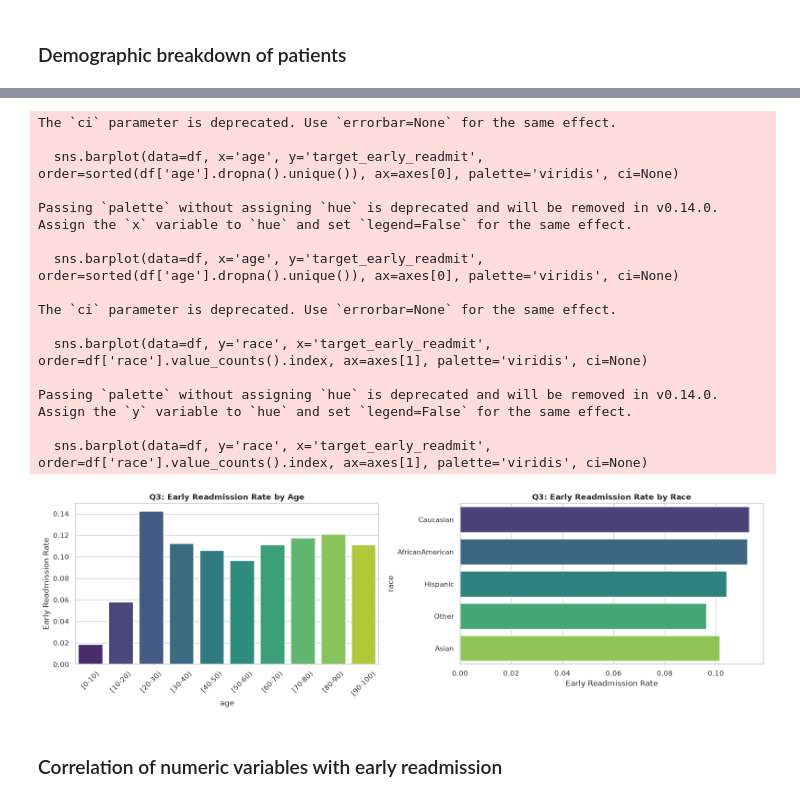
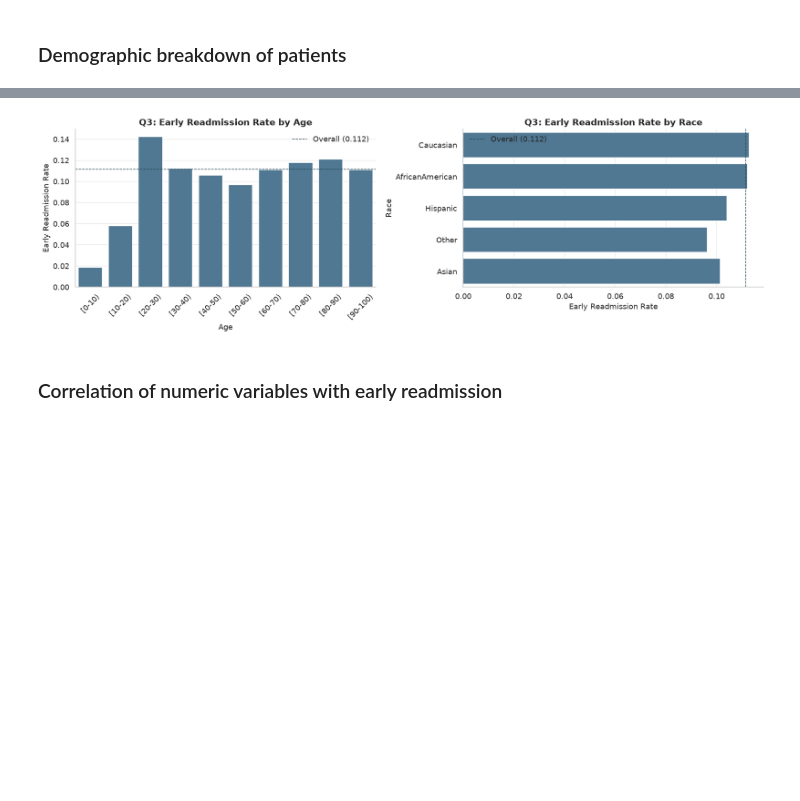
Before and after one commit to StudyBuildTeam2/studybuild-health-data-science, a Jupyter notebook: Project02/Team2/notebooks/analysis.ipynb, the cells around one changed output, grey strips where cells are left out. Saved outputs shown, nothing was run; the diff lists cells and outputs as text; code cells hidden in the pictures; blank space fills up the shorter version.

```diff
--- a/Project02/Team2/notebooks/analysis.ipynb
+++ b/Project02/Team2/notebooks/analysis.ipynb
@@ -16,6 +84,6 @@ sns.set_theme(style="whitegrid")
 # %%
-df = pd.read_csv('../data/diabetic_data.csv')
-df = df.replace('?', np.nan)
+df = pd.read_csv(DATA_PATH, na_values='?', low_memory=False)
 print(f"Dataset Shape: {df.shape}")
+df.head()
 # %% [output]
 Dataset Shape: (101766, 50)
@@ -176,13 +349,19 @@ Passing `palette` without assigning `hue` is deprecated and will be removed in v
 # %%
 df['target_early_readmit'] = (df['readmitted'] == '<30').astype(int)
+overall_rate = df['target_early_readmit'].mean()
 
-print("\n--- Q3: Binary Early Readmission Distribution ---")
-print(df['target_early_readmit'].value_counts(normalize=True) * 100)
+print("--- Q3: Binary Early Readmission Distribution (%) ---")
+print(df['target_early_readmit'].value_counts(normalize=True).mul(100).round(2))
 
-plt.figure(figsize=(7, 5))
-sns.barplot(data=df, x='target_early_readmit', y='number_inpatient', palette='viridis', ci=None)
-plt.title('Q3: Prior Inpatient Visits vs Early Readmission', fontsize=14, fontweight='bold')
-plt.xlabel('Early Readmission (<30 days: 1, Rest: 0)', fontsize=12)
-plt.ylabel('Average Prior Inpatient Visits', fontsize=12)
+fig, ax = plt.subplots(figsize=(7, 5))
+sns.barplot(data=df, x='target_early_readmit', y='number_inpatient', hue='target_early_readmit',
+            palette={0: RISK_DOWN, 1: RISK_UP}, errorbar=None, legend=False, ax=ax)
+ax.bar_label(ax.containers[0], fmt='%.2f', padding=3)
+ax.bar_label(ax.containers[1], fmt='%.2f', padding=3)
+ax.set_title('Q3: Prior Inpatient Visits vs Early Readmission')
+ax.set_xlabel('Early Readmission (<30 days: 1, Rest: 0)')
+ax.set_ylabel('Average Prior Inpatient Visits')
+plt.tight_layout()
+save_fig('03_prior_inpatient_vs_readmit')
 plt.show()
 # %% [output]
@@ -204,33 +402,27 @@ Passing `palette` without assigning `hue` is deprecated and will be removed in v
 # %%
 fig, axes = plt.subplots(1, 2, figsize=(16, 5))
 
-sns.barplot(data=df, x='age', y='target_early_readmit', order=sorted(df['age'].dropna().unique()), ax=axes[0], palette='viridis', ci=None)
-axes[0].set_title('Q3: Early Readmission Rate by Age', fontsize=12, fontweight='bold')
+sns.barplot(data=df, x='age', y='target_early_readmit', order=AGE_ORDER, color=BLUE,
+            errorbar=None, ax=axes[0])
+axes[0].axhline(overall_rate, color=NEUTRAL, linestyle='--', linewidth=1, label=f'Overall ({overall_rate:.3f})')
+axes[0].set_title('Q3: Early Readmission Rate by Age')
+axes[0].set_xlabel('Age')
 axes[0].set_ylabel('Early Readmission Rate')
 axes[0].tick_params(axis='x', rotation=45)
+axes[0].legend(frameon=False)
 
-sns.barplot(data=df, y='race', x='target_early_readmit', order=df['race'].value_counts().index, ax=axes[1], palette='viridis', ci=None)
-axes[1].set_title('Q3: Early Readmission Rate by Race', fontsize=12, fontweight='bold')
+sns.barplot(data=df, y='race', x='target_early_readmit', order=df['race'].value_counts().index,
+            color=BLUE, errorbar=None, ax=axes[1])
+axes[1].axvline(overall_rate, color=NEUTRAL, linestyle='--', linewidth=1, label=f'Overall ({overall_rate:.3f})')
+axes[1].set_title('Q3: Early Readmission Rate by Race')
 axes[1].set_xlabel('Early Readmission Rate')
+axes[1].set_ylabel('Race')
+axes[1].legend(frameon=False)
 
 plt.tight_layout()
+save_fig('03_rate_by_age_race')
 plt.show()
 # %% [output]
-The `ci` parameter is deprecated. Use `errorbar=None` for the same effect.
-
-  sns.barplot(data=df, x='age', y='target_early_readmit', order=sorted(df['age'].dropna().unique()), ax=axes[0], palette='viridis', ci=None)
-
-Passing `palette` without assigning `hue` is deprecated and will be removed in v0.14.0. Assign the `x` variable to `hue` and set `legend=False` for the same effect.
-
-  sns.barplot(data=df, x='age', y='target_early_readmit', order=sorted(df['age'].dropna().unique()), ax=axes[0], palette='viridis', ci=None)
-
-The `ci` parameter is deprecated. Use `errorbar=None` for the same effect.
-
-  sns.barplot(data=df, y='race', x='target_early_readmit', order=df['race'].value_counts().index, ax=axes[1], palette='viridis', ci=None)
-
-Passing `palette` without assigning `hue` is deprecated and will be removed in v0.14.0. Assign the `y` variable to `hue` and set `legend=False` for the same effect.
-
-  sns.barplot(data=df, y='race', x='target_early_readmit', order=df['race'].value_counts().index, ax=axes[1], palette='viridis', ci=None)
-[figure, old version]
+[figure, new version]
 # %% [markdown]
 ### Correlation of numeric variables with early readmission
```
Also changed, not shown: parts of 83 cells of this notebook, 16 other files.
